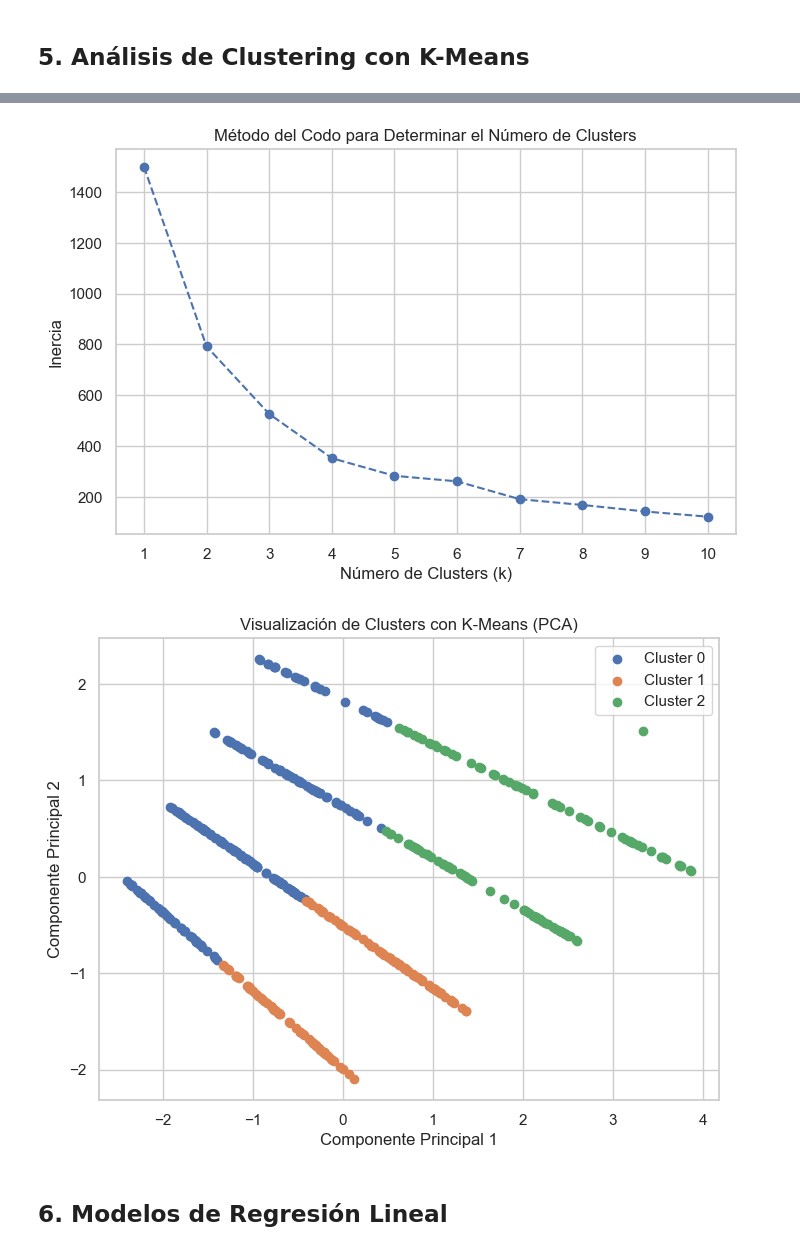
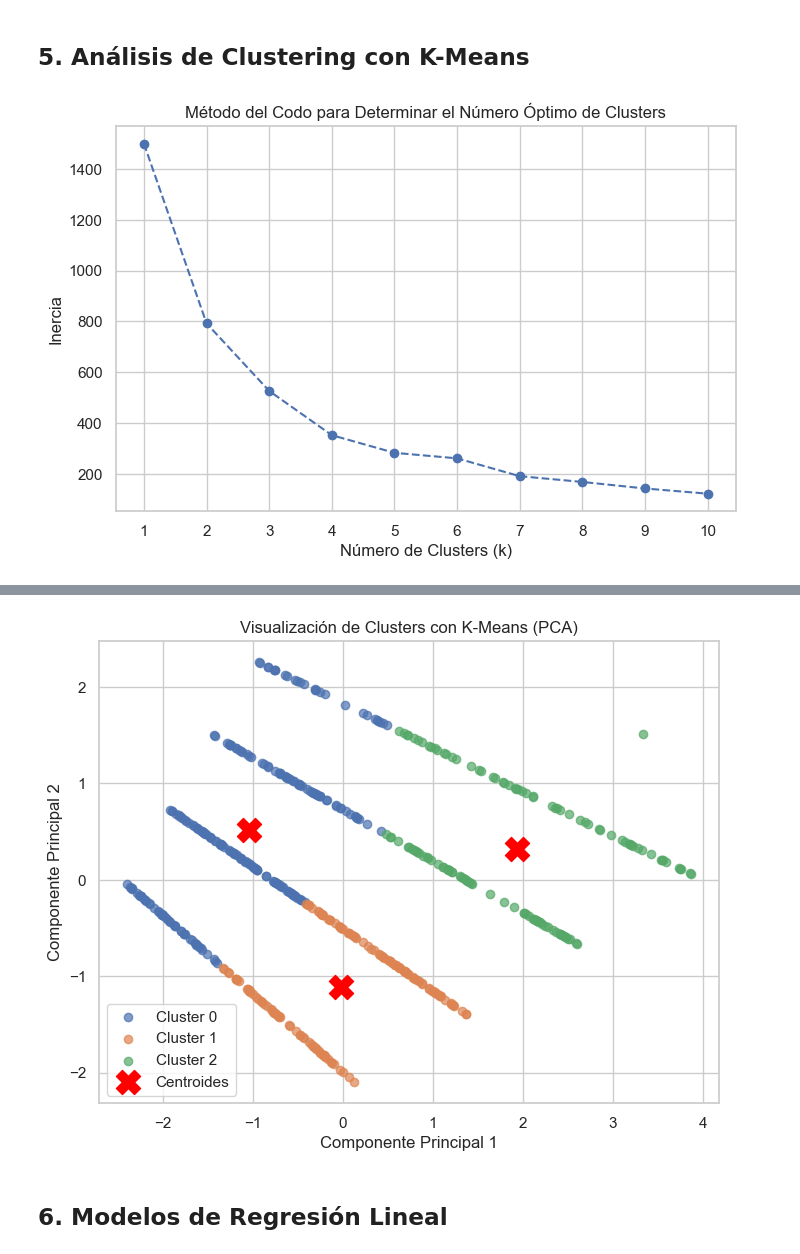
Before and after one commit to PaolaMtzCarrera/PROYECTO_FINAL_MINERIA, a Jupyter notebook: 3P_PROYECTO_FINAL.ipynb, the cells around one changed output, grey strips where cells are left out. Saved outputs shown, nothing was run; the diff lists cells and outputs as text; code cells hidden in the pictures.

```diff
--- a/3P_PROYECTO_FINAL.ipynb
+++ b/3P_PROYECTO_FINAL.ipynb
@@ -159,6 +163,9 @@ fact_ventas_df.to_sql('fact_ventas', conexion_dwh, if_exists='replace', index=Fa
 510
 # %% [markdown]
 ## 3. Limpieza y Transformación de Datos
+# %%
+# Cargar archivo CSV en un DataFrame
+df = pd.read_csv(r"C:\Users\paola\Downloads\Data_Ventas_DiscosVinilo.csv")
 # %%
 # Identificar duplicados
 duplicados = df[df.duplicated()]
@@ -328,54 +336,69 @@ Passing `palette` without assigning `hue` is deprecated and will be removed in v
 # %% [markdown]
 ## 5. Análisis de Clustering con K-Means
 # %%
+import numpy as np
+import pandas as pd
+import matplotlib.pyplot as plt
 from sklearn.cluster import KMeans
 from sklearn.preprocessing import StandardScaler
 from sklearn.decomposition import PCA
-import numpy as np
 
-# 1. Selección de características y escalado
-features = ['Price', 'Quantity', 'Total']  # Variables relevantes para clustering
-data = df_sin_duplicados[features].dropna()  # Asegurar que no haya valores nulos
+# 1. Preprocesamiento de los Datos
+# Seleccionamos las características que consideramos relevantes para el clustering
+features = ['Price', 'Quantity', 'Total']  # Aquí se pueden cambiar las columnas si es necesario
+df_selected = df_sin_duplicados[features].dropna()  # Eliminar filas con valores nulos si existen
+
+# 2. Normalización de los Datos
+# Escalamos las características para que tengan la misma importancia en el algoritmo
 scaler = StandardScaler()
-data_scaled = scaler.fit_transform(data)
+df_scaled = scaler.fit_transform(df_selected)
 
-# 2. Determinación del número óptimo de clusters (método del codo)
-inertia = []
-k_range = range(1, 11)  # Probar de 1 a 10 clusters
+# 3. Determinación del Número Óptimo de Clusters con el Método del Codo
+inertia = []  # Lista para almacenar la inercia para cada valor de k
+k_range = range(1, 11)  # Probar con 1 a 10 clusters
+
+# Calculamos la inercia para cada número de clusters
 for k in k_range:
     kmeans = KMeans(n_clusters=k, random_state=42)
-    kmeans.fit(data_scaled)
+    kmeans.fit(df_scaled)
     inertia.append(kmeans.inertia_)
 
-# Graficar el método del codo
+# Graficamos el método del codo
 plt.figure(figsize=(8, 5))
 plt.plot(k_range, inertia, marker='o', linestyle='--', color='b')
-plt.title('Método del Codo para Determinar el Número de Clusters')
+plt.title('Método del Codo para Determinar el Número Óptimo de Clusters')
 plt.xlabel('Número de Clusters (k)')
 plt.ylabel('Inercia')
 plt.xticks(k_range)
 plt.grid(True)
 plt.show()
 
-# 3. Aplicar K-Means con el número óptimo de clusters (e.g., 3 clusters según el codo)
-optimal_k = 3  # Cambiar según el gráfico del codo
-kmeans = KMeans(n_clusters=optimal_k, random_state=42)
-clusters = kmeans.fit_predict(data_scaled)
+# 4. Aplicación de K-Means con el Número Óptimo de Clusters
+# Basándonos en el gráfico anterior, decidimos el número de clusters. Por ejemplo, si el codo es en k=3:
+optimal_k = 3
+kmeans = KMeans(n_clusters=optimal_k, init='k-means++', random_state=42)
+clusters = kmeans.fit_predict(df_scaled)
 
-# Agregar las etiquetas de cluster al dataframe original
+# Agregamos las etiquetas de los clusters al DataFrame original
 df_sin_duplicados['Cluster'] = clusters
 
-# 4. Visualización de los clusters (usando PCA para reducir a 2D)
-pca = PCA(n_components=2)  # Reducir a dos dimensiones
-data_pca = pca.fit_transform(data_scaled)
+# 5. Visualización de los Clusters (PCA para reducción de dimensionalidad)
+pca = PCA(n_components=2)  # Reducimos a dos dimensiones para la visualización
+df_pca = pca.fit_transform(df_scaled)
 
-# Crear un scatter plot con los clusters
+# Creamos el gráfico de dispersión de los clusters
 plt.figure(figsize=(8, 6))
 for cluster in np.unique(clusters):
-    plt.scatter(data_pca[clusters == cluster, 0],
-                data_pca[clusters == cluster, 1],
-                label=f'Cluster {cluster}')
+    plt.scatter(df_pca[clusters == cluster, 0],
+                df_pca[clusters == cluster, 1],
+                label=f'Cluster {cluster}', alpha=0.7)
 
+# Añadimos los centroides de los clusters
+centroids = kmeans.cluster_centers_
+centroids_pca = pca.transform(centroids)
+
+# Graficamos los centroides
+plt.scatter(centroids_pca[:, 0], centroids_pca[:, 1], s=300, c='red', marker='X', label='Centroides')
 plt.title('Visualización de Clusters con K-Means (PCA)')
 plt.xlabel('Componente Principal 1')
 plt.ylabel('Componente Principal 2')
@@ -383,3 +406,4 @@ plt.legend()
 plt.grid(True)
 plt.show()
 # %% [output]
+[figure, new version]
@@ -400,5 +415,4 @@ Returning the number of logical cores instead. You can silence this warning by s
-[figure, old version]
-[figure, old version]
+[figure, new version]
 # %% [markdown]
 ## 6. Modelos de  Regresión Lineal
 # %%
```
Also changed, not shown: parts of 3 cells of this notebook.
